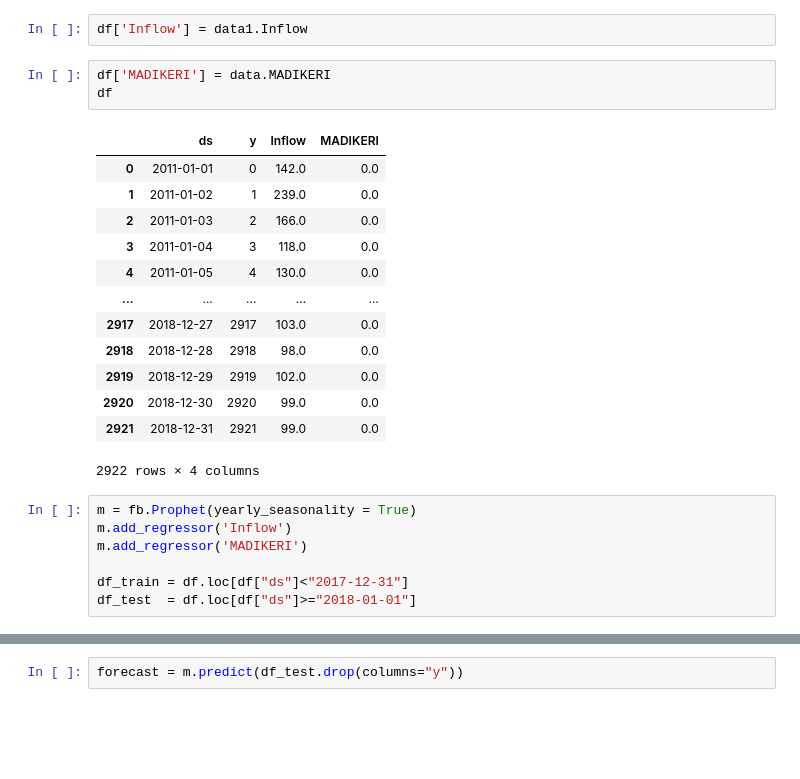
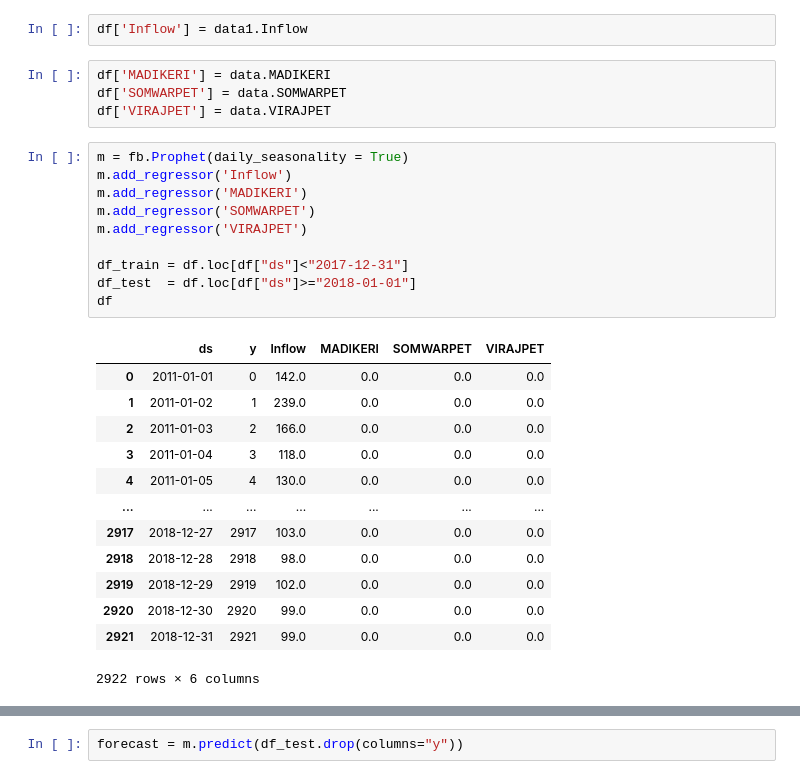
Before and after one commit to ProjectFace2/reservoirOutflow, a Jupyter notebook: prophet.ipynb, the cells around one changed output, grey strips where cells are left out. Drawn from its saved outputs; the diff is of its cells as text; blank space fills up the shorter version.

```diff
--- a/prophet.ipynb
+++ b/prophet.ipynb
@@ -90,28 +90,32 @@ df
 df['Inflow'] = data1.Inflow
 # %%
 df['MADIKERI'] = data.MADIKERI
-df
+df['SOMWARPET'] = data.SOMWARPET
+df['VIRAJPET'] = data.VIRAJPET
-# %% [output]
-|  | ds | y | Inflow | MADIKERI |
-| 0 | 2011-01-01 | 0 | 142.0 | 0.0 |
-| 1 | 2011-01-02 | 1 | 239.0 | 0.0 |
-| 2 | 2011-01-03 | 2 | 166.0 | 0.0 |
-| 3 | 2011-01-04 | 3 | 118.0 | 0.0 |
-| 4 | 2011-01-05 | 4 | 130.0 | 0.0 |
-| ... | ... | ... | ... | ... |
-| 2917 | 2018-12-27 | 2917 | 103.0 | 0.0 |
-| 2918 | 2018-12-28 | 2918 | 98.0 | 0.0 |
-| 2919 | 2018-12-29 | 2919 | 102.0 | 0.0 |
-| 2920 | 2018-12-30 | 2920 | 99.0 | 0.0 |
-| 2921 | 2018-12-31 | 2921 | 99.0 | 0.0 |
-2922 rows × 4 columns
 # %%
-m = fb.Prophet(yearly_seasonality = True)
+m = fb.Prophet(daily_seasonality = True)
 m.add_regressor('Inflow')
 m.add_regressor('MADIKERI')
+m.add_regressor('SOMWARPET')
+m.add_regressor('VIRAJPET')
 
 df_train = df.loc[df["ds"]<"2017-12-31"]
 df_test  = df.loc[df["ds"]>="2018-01-01"]
+df
+# %% [output]
+|  | ds | y | Inflow | MADIKERI | SOMWARPET | VIRAJPET |
+| 0 | 2011-01-01 | 0 | 142.0 | 0.0 | 0.0 | 0.0 |
+| 1 | 2011-01-02 | 1 | 239.0 | 0.0 | 0.0 | 0.0 |
+| 2 | 2011-01-03 | 2 | 166.0 | 0.0 | 0.0 | 0.0 |
+| 3 | 2011-01-04 | 3 | 118.0 | 0.0 | 0.0 | 0.0 |
+| 4 | 2011-01-05 | 4 | 130.0 | 0.0 | 0.0 | 0.0 |
+| ... | ... | ... | ... | ... | ... | ... |
+| 2917 | 2018-12-27 | 2917 | 103.0 | 0.0 | 0.0 | 0.0 |
+| 2918 | 2018-12-28 | 2918 | 98.0 | 0.0 | 0.0 | 0.0 |
+| 2919 | 2018-12-29 | 2919 | 102.0 | 0.0 | 0.0 | 0.0 |
+| 2920 | 2018-12-30 | 2920 | 99.0 | 0.0 | 0.0 | 0.0 |
+| 2921 | 2018-12-31 | 2921 | 99.0 | 0.0 | 0.0 | 0.0 |
+2922 rows × 6 columns
 # %%
 m.fit(df_train)
 # %% [output]
```
Also changed, not shown: parts of 5 cells of this notebook.
